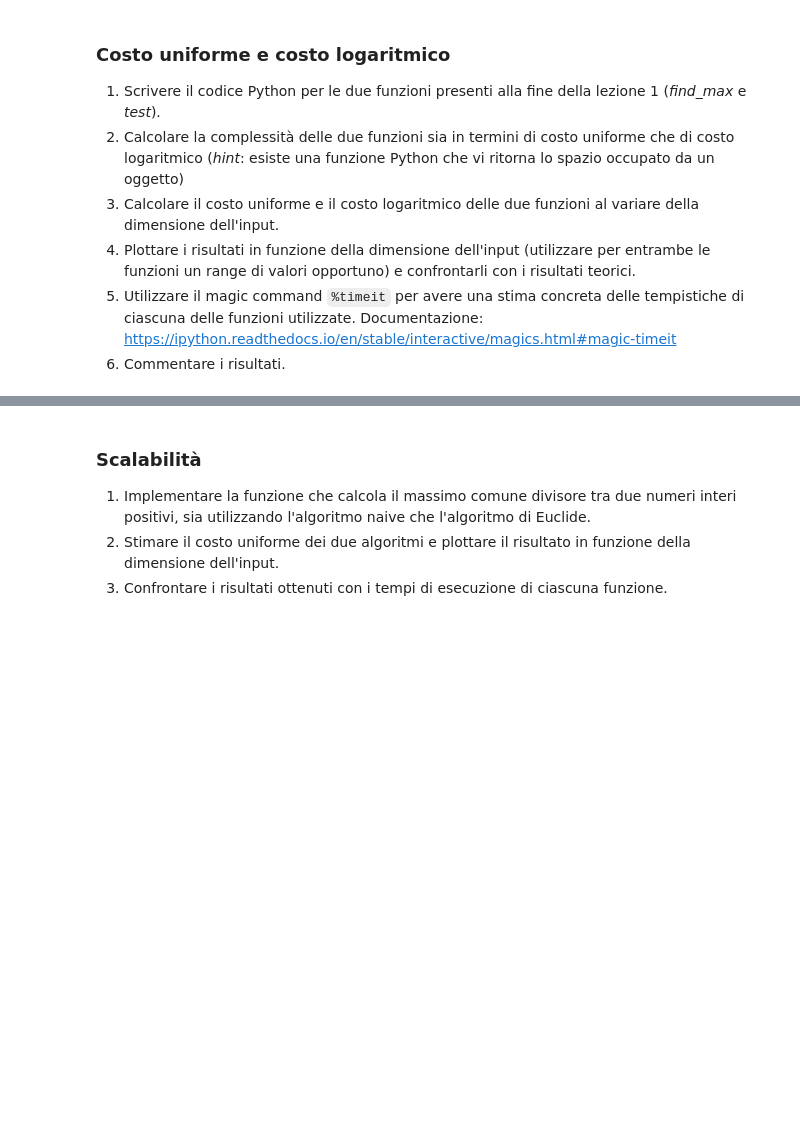
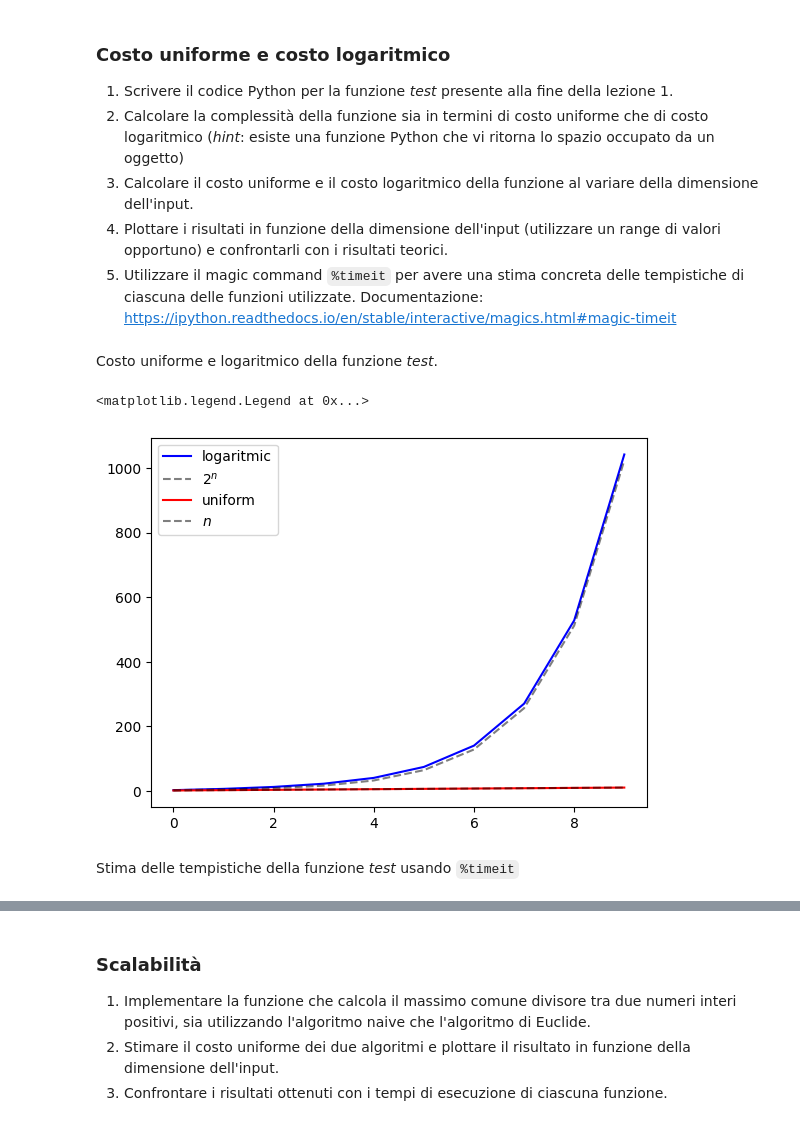
Before and after one commit to dbasso98/ASD2023, a Jupyter notebook: Lab01/Lab01.ipynb, the cells around one changed output, grey strips where cells are left out. Cells and saved outputs as stored; diff of their text form; code cells hidden in the pictures; blank space fills up the shorter version.

````diff
--- a/Lab01/Lab01.ipynb
+++ b/Lab01/Lab01.ipynb
@@ -33,9 +50,8 @@ def loop(n):
 
 ### Costo uniforme e costo logaritmico
 
-1. Scrivere il codice Python per le due funzioni presenti alla fine della lezione 1 (*find_max* e *test*).
-2. Calcolare la complessità delle due funzioni sia in termini di costo uniforme che di costo logaritmico (*hint*: esiste una funzione Python che vi ritorna lo spazio occupato da un oggetto)
-3. Calcolare il costo uniforme e il costo logaritmico delle due funzioni al variare della dimensione dell'input.
-4. Plottare i risultati in funzione della dimensione dell'input (utilizzare per entrambe le funzioni un range di valori opportuno) e confrontarli con i risultati teorici.
+1. Scrivere il codice Python per la funzione *test* presente alla fine della lezione 1.
+2. Calcolare la complessità della funzione sia in termini di costo uniforme che di costo logaritmico (*hint*: esiste una funzione Python che vi ritorna lo spazio occupato da un oggetto)
+3. Calcolare il costo uniforme e il costo logaritmico della funzione al variare della dimensione dell'input.
+4. Plottare i risultati in funzione della dimensione dell'input (utilizzare un range di valori opportuno) e confrontarli con i risultati teorici.
 5. Utilizzare il magic command ```%timeit``` per avere una stima concreta delle tempistiche di ciascuna delle funzioni utilizzate. Documentazione: https://ipython.readthedocs.io/en/stable/interactive/magics.html#magic-timeit
-6. Commentare i risultati.
@@ -41,0 +63,35 @@ def loop(n):
+# %%
+def test(n):
+    z = 2
+    uniform_cost = 1
+    logaritmic_cost = z.bit_length()
+    for i in range(n):
+        z = z*z
+        uniform_cost += 1
+        logaritmic_cost += z.bit_length() + 1
+
+    return z, uniform_cost, logaritmic_cost
+# %% [markdown]
+Costo uniforme e logaritmico della funzione *test*.
+# %%
+lcost = []
+ucost = []
+
+max_pow = 10
+for i in tqdm(range(max_pow)):
+    z, uniform_cost, logaritmic_cost = test(i)
+    lcost.append(logaritmic_cost)
+    ucost.append(uniform_cost)
+
+plt.plot(lcost, c="blue")
+plt.plot( 2**np.arange(1, max_pow+1), c="black", linestyle="--", alpha=0.5)
+plt.plot(ucost, c="red")
+plt.plot(np.arange(1, max_pow+1), c="black", linestyle="--", alpha=0.5)
+
+
+plt.legend(["logaritmic", r'$2^n$', "uniform", r'$n$'])
+# %% [output]
+<matplotlib.legend.Legend at 0x...>
+[figure, added]
+# %% [markdown]
+Stima delle tempistiche della funzione *test* usando ```%timeit```
````
Also changed, not shown: parts of 10 cells of this notebook, 4 other files.
